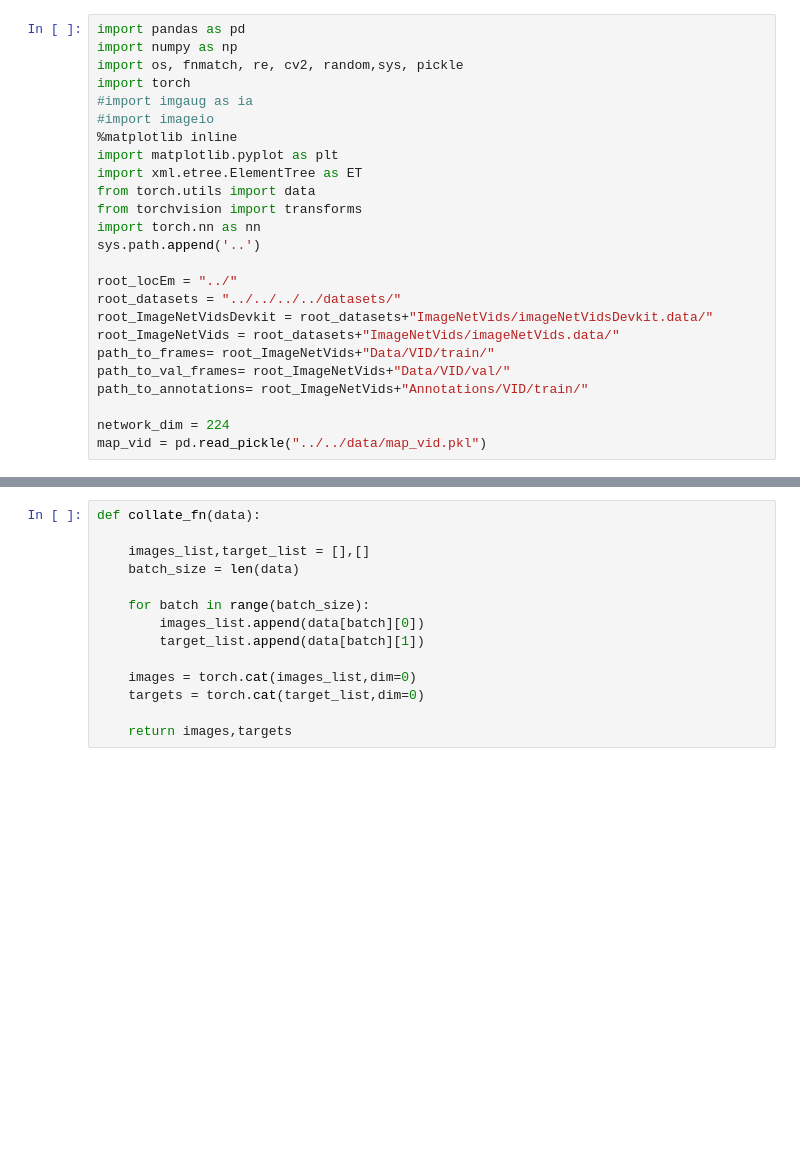
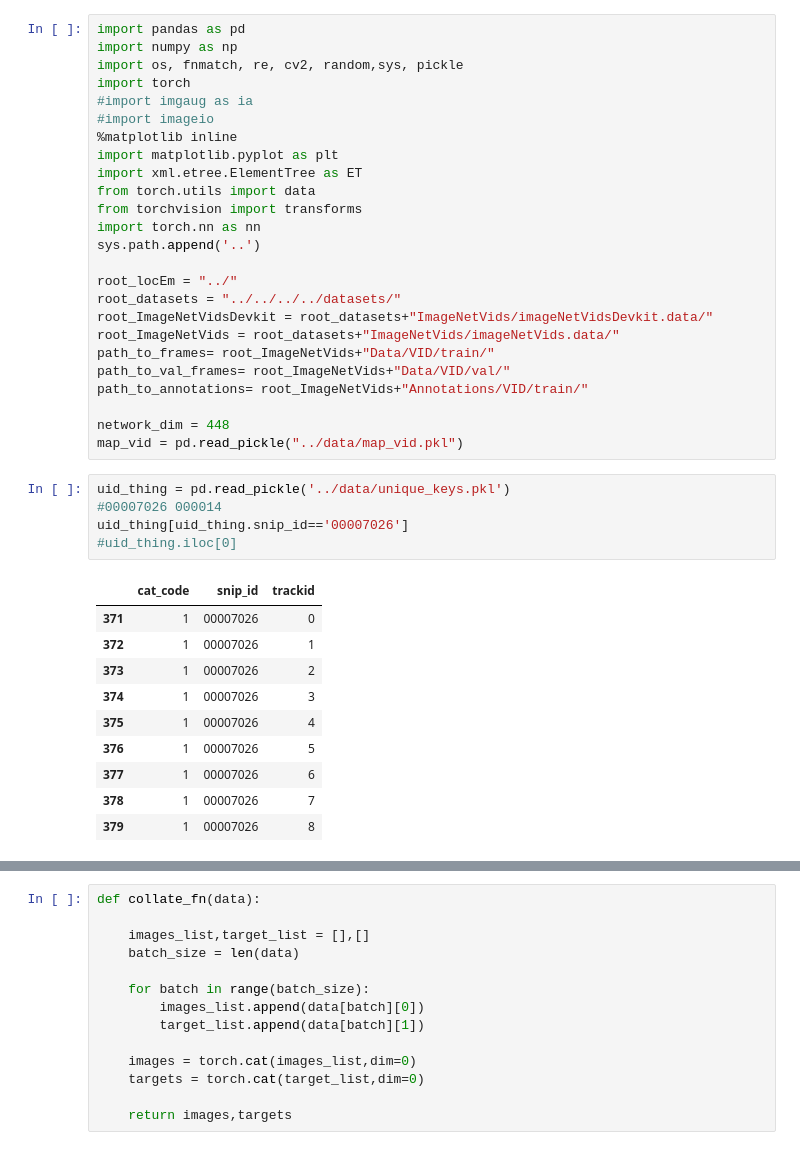
Before and after one commit to shravankale/locem, a Jupyter notebook: main/testing.ipynb, the cells around one changed output, grey strips where cells are left out. Cells and saved outputs as stored; diff of their text form; blank space fills up the shorter version.

```diff
--- a/main/testing.ipynb
+++ b/main/testing.ipynb
@@ -21,5 +21,21 @@ path_to_frames= root_ImageNetVids+"Data/VID/train/"
 path_to_val_frames= root_ImageNetVids+"Data/VID/val/"
 path_to_annotations= root_ImageNetVids+"Annotations/VID/train/"
 
-network_dim = 224
-map_vid = pd.read_pickle("../../data/map_vid.pkl")
+network_dim = 448
+map_vid = pd.read_pickle("../data/map_vid.pkl")
+# %%
+uid_thing = pd.read_pickle('../data/unique_keys.pkl')
+#00007026 000014
+uid_thing[uid_thing.snip_id=='00007026']
+#uid_thing.iloc[0]
+# %% [output]
+|  | cat_code | snip_id | trackid |
+| 371 | 1 | 00007026 | 0 |
+| 372 | 1 | 00007026 | 1 |
+| 373 | 1 | 00007026 | 2 |
+| 374 | 1 | 00007026 | 3 |
+| 375 | 1 | 00007026 | 4 |
+| 376 | 1 | 00007026 | 5 |
+| 377 | 1 | 00007026 | 6 |
+| 378 | 1 | 00007026 | 7 |
+| 379 | 1 | 00007026 | 8 |
```
Also changed, not shown: parts of 18 cells of this notebook, 11 other files.
